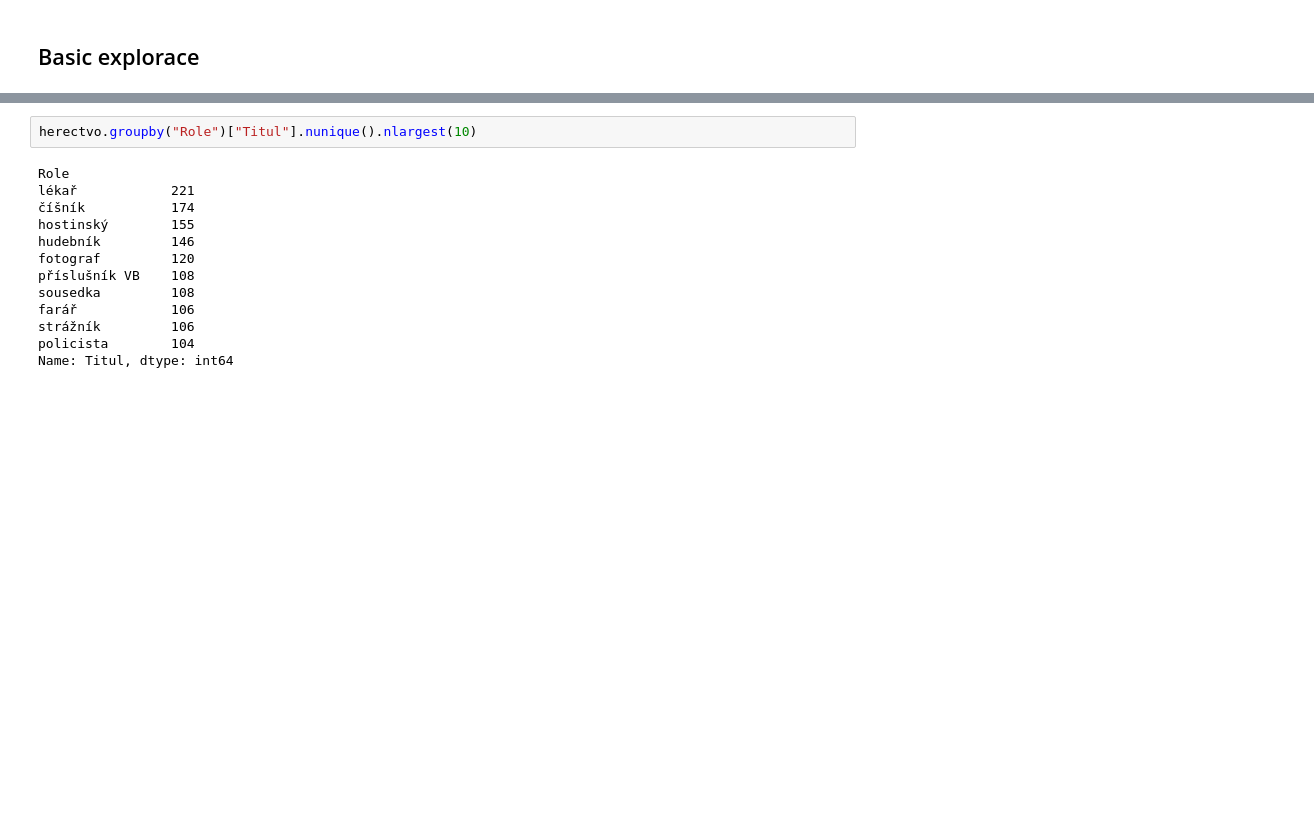
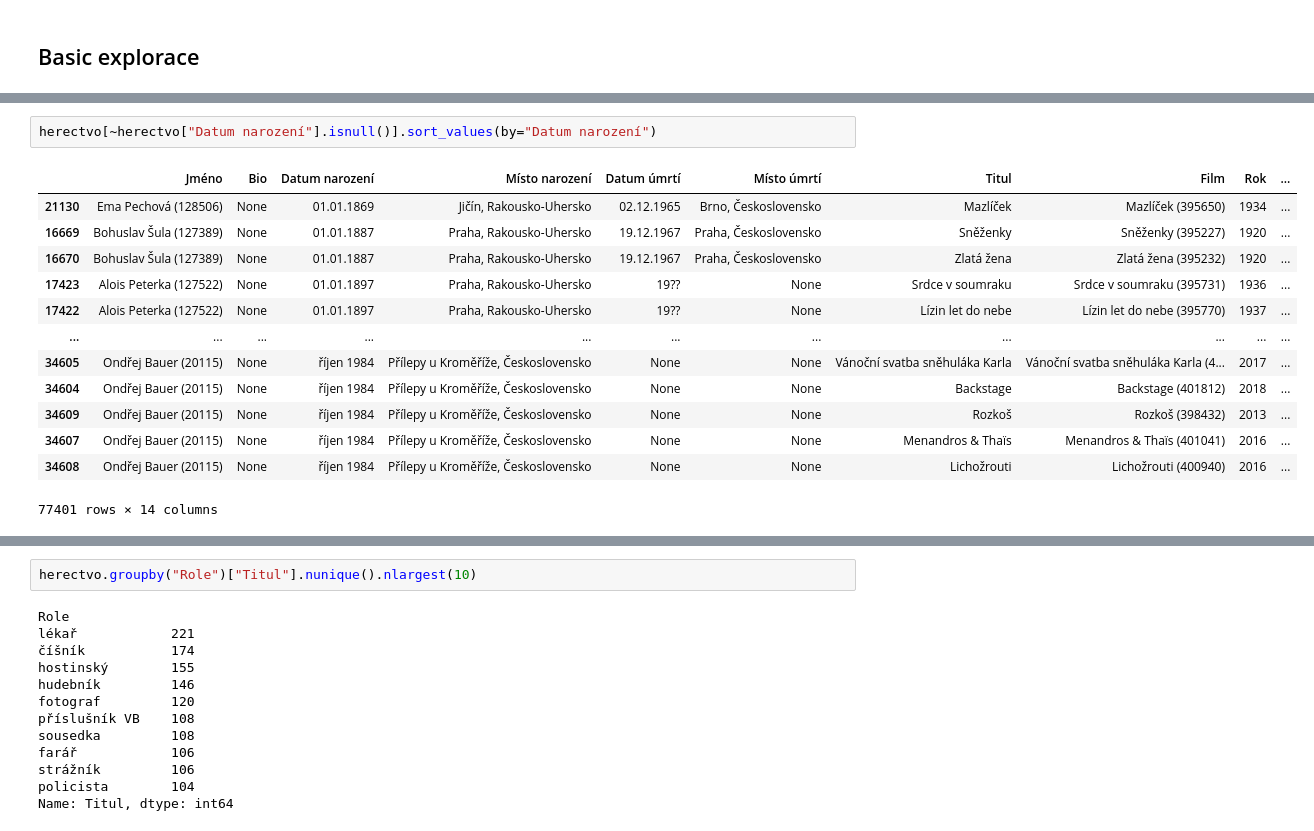
Before and after one commit to DataRozhlas/filmovy-prehled, a Jupyter notebook: 11 explorace herectva.ipynb, the cells around one changed output, grey strips where cells are left out. Drawn from its saved outputs; the diff is of its cells as text; blank space fills up the shorter version.

```diff
--- a/11 explorace herectva.ipynb
+++ b/11 explorace herectva.ipynb
@@ -8,0 +95,16 @@ herectvo = herectvo.explode("Role")
+# %%
+herectvo[~herectvo["Datum narození"].isnull()].sort_values(by="Datum narození")
+# %% [output]
+|  | Jméno | Bio | Datum narození | Místo narození | Datum úmrtí | Místo úmrtí | Titul | Film | Rok | ... |
+| 21130 | Ema Pechová (128506) | None | 01.01.1869 | Jičín, Rakousko-Uhersko | 02.12.1965 | Brno, Československo | Mazlíček | Mazlíček (395650) | 1934 | ... |
+| 16669 | Bohuslav Šula (127389) | None | 01.01.1887 | Praha, Rakousko-Uhersko | 19.12.1967 | Praha, Československo | Sněženky | Sněženky (395227) | 1920 | ... |
+| 16670 | Bohuslav Šula (127389) | None | 01.01.1887 | Praha, Rakousko-Uhersko | 19.12.1967 | Praha, Československo | Zlatá žena | Zlatá žena (395232) | 1920 | ... |
+| 17423 | Alois Peterka (127522) | None | 01.01.1897 | Praha, Rakousko-Uhersko | 19?? | None | Srdce v soumraku | Srdce v soumraku (395731) | 1936 | ... |
+| 17422 | Alois Peterka (127522) | None | 01.01.1897 | Praha, Rakousko-Uhersko | 19?? | None | Lízin let do nebe | Lízin let do nebe (395770) | 1937 | ... |
+| ... | ... | ... | ... | ... | ... | ... | ... | ... | ... | ... |
+| 34605 | Ondřej Bauer (20115) | None | říjen 1984 | Přílepy u Kroměříže, Československo | None | None | Vánoční svatba sněhuláka Karla | Vánoční svatba sněhuláka Karla (4... | 2017 | ... |
+| 34604 | Ondřej Bauer (20115) | None | říjen 1984 | Přílepy u Kroměříže, Československo | None | None | Backstage | Backstage (401812) | 2018 | ... |
+| 34609 | Ondřej Bauer (20115) | None | říjen 1984 | Přílepy u Kroměříže, Československo | None | None | Rozkoš | Rozkoš (398432) | 2013 | ... |
+| 34607 | Ondřej Bauer (20115) | None | říjen 1984 | Přílepy u Kroměříže, Československo | None | None | Menandros & Thaïs | Menandros & Thaïs (401041) | 2016 | ... |
+| 34608 | Ondřej Bauer (20115) | None | říjen 1984 | Přílepy u Kroměříže, Československo | None | None | Lichožrouti | Lichožrouti (400940) | 2016 | ... |
+77401 rows × 14 columns
```
Also changed, not shown: parts of 29 cells of this notebook, 5 other files.
